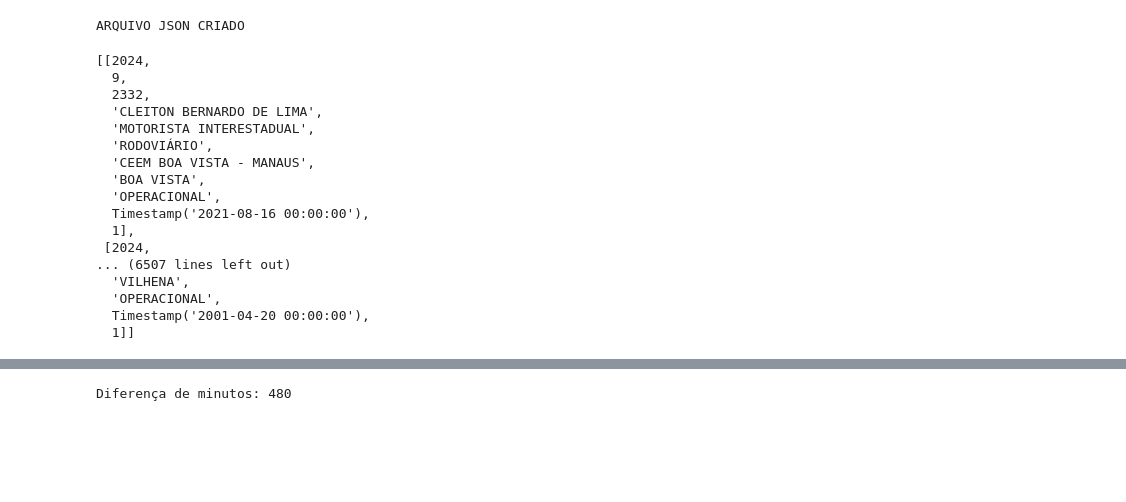
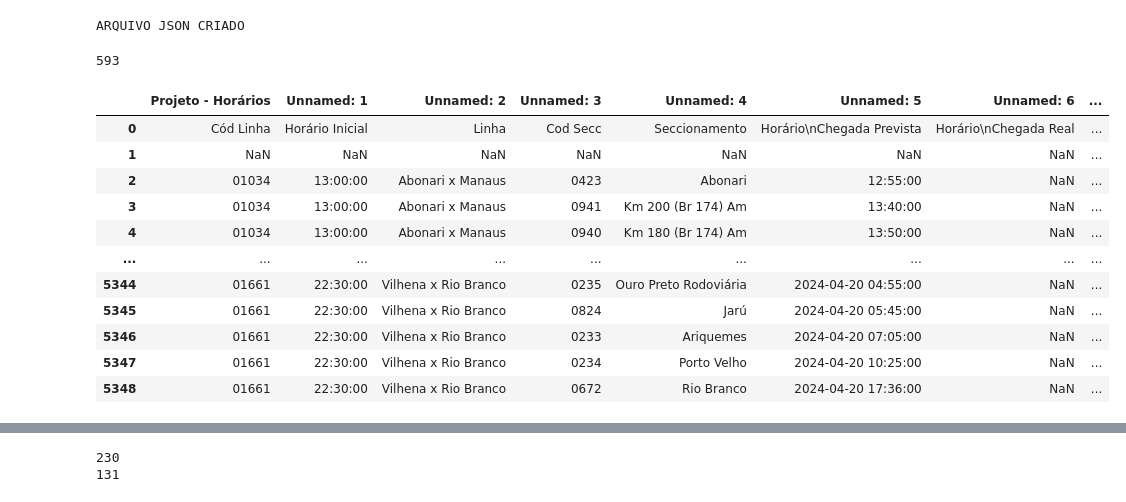
Before and after one commit to deveucatur/Gestao-De-Escala, a Jupyter notebook: documentos/tratamento.ipynb, the cells around one changed output, grey strips where cells are left out. Cells and saved outputs as stored; diff of their text form; code cells hidden in the pictures; blank space fills up the shorter version.

```diff
--- a/documentos/tratamento.ipynb
+++ b/documentos/tratamento.ipynb
@@ -88,6 +93,8 @@ ARQUIVO JSON CRIADO
 # %%
 ################# TRATANDO OS DADOS DOS MOTORISTAS #################
 # %%
+import pandas as pd
+
 planil = pd.read_excel('ProjetoMotoristas.xlsx', sheet_name='listaMotoristas')
 
 columns_plan = [column for column in planil]
@@ -101,43 +108,24 @@ for idx_mot in range(len(planil['ANO'])):
     listMotoristas.append(aux_list)
 
 
-display([x for x in listMotoristas if str(x[4]).strip() in ('MOTORISTA INTERESTADUAL', 'MOTORISTA INTERMUNICIPAL')])
+listMotoristas = list(set([tuple(x) for x in listMotoristas if str(x[4]).strip() in ('MOTORISTA INTERESTADUAL', 'MOTORISTA INTERMUNICIPAL')]))
+
+
+print(len(listMotoristas))
 # %% [output]
-[[2024,
-  9,
-  2332,
-  'CLEITON BERNARDO DE LIMA',
-  'MOTORISTA INTERESTADUAL',
-  'RODOVIÁRIO',
-  'CEEM BOA VISTA - MANAUS',
-  'BOA VISTA',
-  'OPERACIONAL',
-  Timestamp('2021-08-16 00:00:00'),
-  1],
- [2024,
-... (6507 lines left out)
-  'VILHENA',
-  'OPERACIONAL',
-  Timestamp('2001-04-20 00:00:00'),
-  1]]
+593
 # %%
-from datetime import datetime, time, timedelta
-
-# Definindo dois horários
-horario1 = time(8, 30).  # 08:30
-horario2 = time(23, 45)  # 01:45
-
-# Convertendo os objetos time em objetos datetime
-dt1 = datetime.combine(datetime.min, horario1)
-dt2 = datetime.combine(datetime.min, horario2)
-
-# Somando os dois objetos datetime
-resultado = dt1 + timedelta(hours=dt2.hour, minutes=dt2.minute)
-
-print(resultado)
-
-# Convertendo o resultado de volta para um objeto time
-resultado_time = resultado.time()
-
-print(resultado_time)
+display(planil)
 # %% [output]
+|  | Projeto - Horários | Unnamed: 1 | Unnamed: 2 | Unnamed: 3 | Unnamed: 4 | Unnamed: 5 | Unnamed: 6 | ... |
+| 0 | Cód Linha | Horário Inicial | Linha | Cod Secc | Seccionamento | Horário\nChegada Prevista | Horário\nChegada Real | ... |
+| 1 | NaN | NaN | NaN | NaN | NaN | NaN | NaN | ... |
+| 2 | 01034 | 13:00:00 | Abonari x Manaus | 0423 | Abonari | 12:55:00 | NaN | ... |
+| 3 | 01034 | 13:00:00 | Abonari x Manaus | 0941 | Km 200 (Br 174) Am | 13:40:00 | NaN | ... |
+| 4 | 01034 | 13:00:00 | Abonari x Manaus | 0940 | Km 180 (Br 174) Am | 13:50:00 | NaN | ... |
+| ... | ... | ... | ... | ... | ... | ... | ... | ... |
+| 5344 | 01661 | 22:30:00 | Vilhena x Rio Branco | 0235 | Ouro Preto Rodoviária | 2024-04-20 04:55:00 | NaN | ... |
+| 5345 | 01661 | 22:30:00 | Vilhena x Rio Branco | 0824 | Jarú | 2024-04-20 05:45:00 | NaN | ... |
+| 5346 | 01661 | 22:30:00 | Vilhena x Rio Branco | 0233 | Ariquemes | 2024-04-20 07:05:00 | NaN | ... |
+| 5347 | 01661 | 22:30:00 | Vilhena x Rio Branco | 0234 | Porto Velho | 2024-04-20 10:25:00 | NaN | ... |
+| 5348 | 01661 | 22:30:00 | Vilhena x Rio Branco | 0672 | Rio Branco | 2024-04-20 17:36:00 | NaN | ... |
@@ -146,21 +133,12 @@ print(resultado_time)
 # %%
-from datetime import time
+cod_linhas_ex = list(set(['{} // {}'.format(str(planil['Projeto - Horários'][x]).strip(), str(planil['Unnamed: 2'][x]).strip())  for x in range(len(planil['Projeto - Horários'])) if str(planil['Projeto - Horários'][x]).strip() not in ('Cód Linha', 'nan')]))
 
-# Definindo os objetos time
-objeto1 = time(22, 30)
-objeto2 = time(6, 30)
+print(len(cod_linhas_ex))
 
-# Convertendo os objetos time em minutos
-minutos_objeto1 = objeto1.hour * 60 + objeto1.minute
-minutos_objeto2 = objeto2.hour * 60 + objeto2.minute
 
-# Calculando a diferença de minutos
-diferenca_minutos = minutos_objeto2 - minutos_objeto1
+cod_linhas_ex = list(set([x for x in list(planil['Projeto - Horários']) if str(x).strip() not in ('Cód Linha', 'nan')]))
 
-# Lidando com o caso onde objeto2 ocorre no dia seguinte
-if diferenca_minutos < 0:
-    diferenca_minutos += 24 * 60  # Adicionando um dia em minutos
-
-print("Diferença de minutos:", diferenca_minutos)
+print(len(cod_linhas_ex))
 # %% [output]
-Diferença de minutos: 480
+230
+131
```
Also changed, not shown: parts of 8 cells of this notebook, 4 other files.
